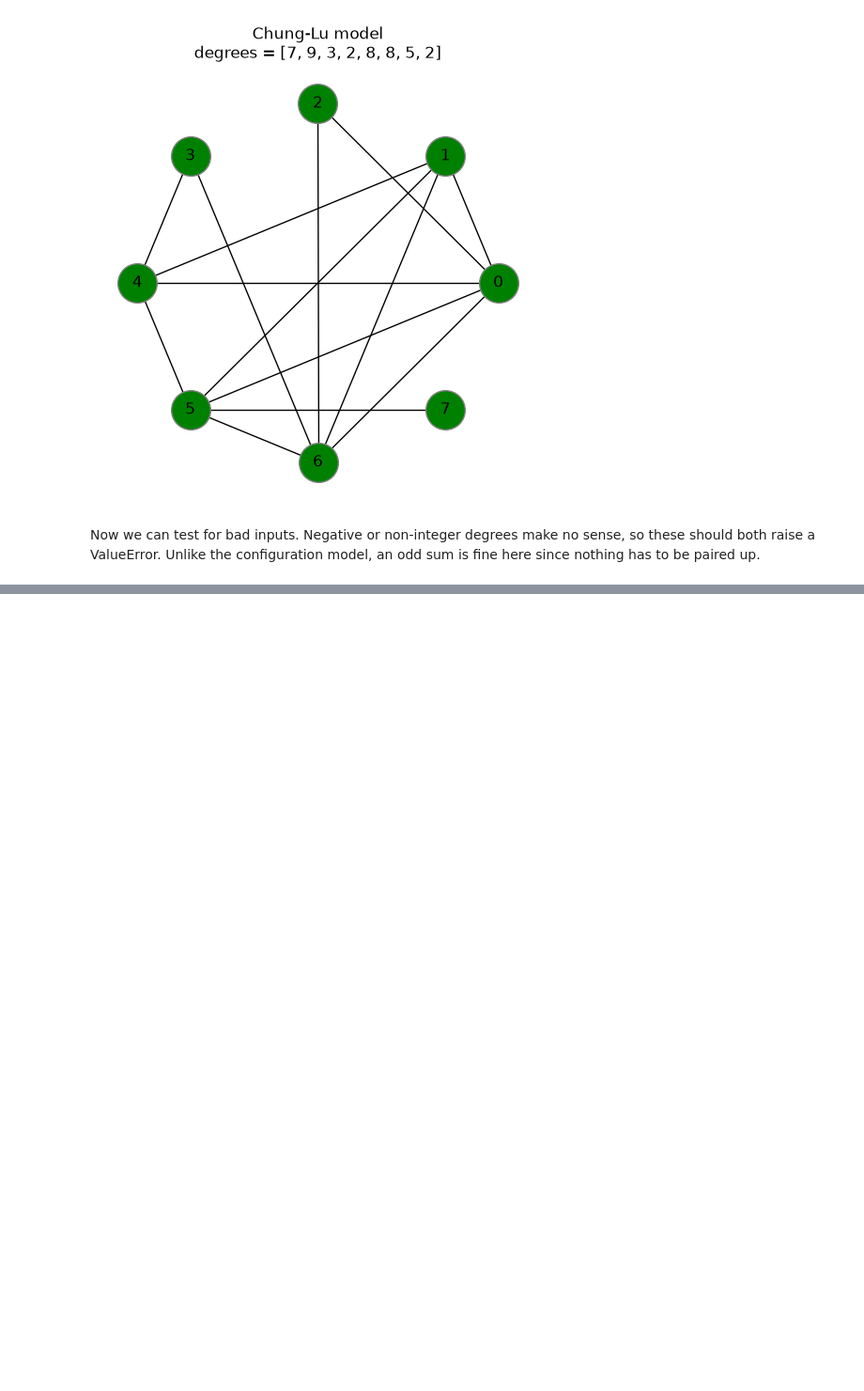
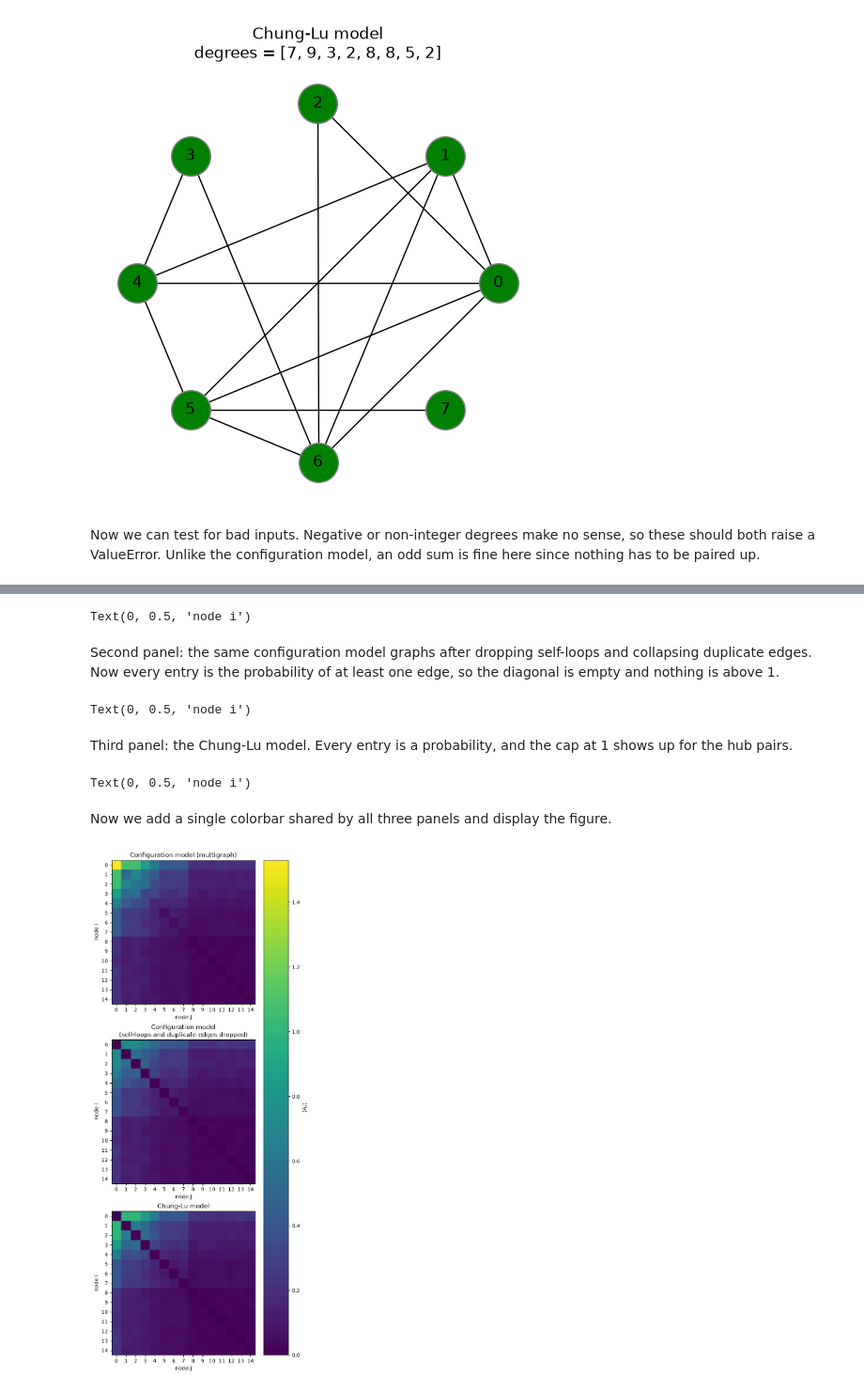
Before and after one commit to 14arjunk/CNET5051_Assignments, a Jupyter notebook: Assignment 2 Files/assignment02_kumar.ipynb, the cells around one changed output, grey strips where cells are left out. Shown at 94% size. Saved outputs shown, nothing was run; the diff lists cells and outputs as text; code cells hidden in the pictures; blank space fills up the shorter version.

```diff
--- a/Assignment 2 Files/assignment02_kumar.ipynb
+++ b/Assignment 2 Files/assignment02_kumar.ipynb
@@ -146,0 +179,6 @@ for bad in ([1, -1], [1.0, 1]):
+# %%
+# same color scale for every panel, from 0 to the largest entry of the three matrices
+vmax = max(A_multi.max(), A_simple.max(), A_cl.max())
+fig, axes = plt.subplots(3, 1, figsize=(6, 14), layout="constrained")
+# close it so it isn't shown half-empty, we display it again once all three panels are drawn
+plt.close(fig)
@@ -146,0 +187,39 @@ for bad in ([1, -1], [1.0, 1]):
+# %%
+axes[0].imshow(A_multi, cmap="viridis", vmin=0, vmax=vmax)
+axes[0].set_title("Configuration model (multigraph)")
+axes[0].set_xticks(range(n))
+axes[0].set_yticks(range(n))
+axes[0].set_xlabel("node j")
+axes[0].set_ylabel("node i")
+# %% [output]
+Text(0, 0.5, 'node i')
+# %% [markdown]
+Second panel: the same configuration model graphs after dropping self-loops and collapsing duplicate edges. Now every entry is the probability of at least one edge, so the diagonal is empty and nothing is above 1.
+# %%
+axes[1].imshow(A_simple, cmap="viridis", vmin=0, vmax=vmax)
+axes[1].set_title("Configuration model\n(self-loops and duplicate edges dropped)")
+axes[1].set_xticks(range(n))
+axes[1].set_yticks(range(n))
+axes[1].set_xlabel("node j")
+axes[1].set_ylabel("node i")
+# %% [output]
+Text(0, 0.5, 'node i')
+# %% [markdown]
+Third panel: the Chung-Lu model. Every entry is a probability, and the cap at 1 shows up for the hub pairs.
+# %%
+axes[2].imshow(A_cl, cmap="viridis", vmin=0, vmax=vmax)
+axes[2].set_title("Chung-Lu model")
+axes[2].set_xticks(range(n))
+axes[2].set_yticks(range(n))
+axes[2].set_xlabel("node j")
+axes[2].set_ylabel("node i")
+# %% [output]
+Text(0, 0.5, 'node i')
+# %% [markdown]
+Now we add a single colorbar shared by all three panels and display the figure.
+# %%
+# one colorbar for all three panels, then display the finished figure
+fig.colorbar(axes[0].images[0], ax=axes, label=r"$\langle A_{ij} \rangle$")
+fig
+# %% [output]
+[figure, added]
```
Also changed, not shown: parts of 6 cells of this notebook.
